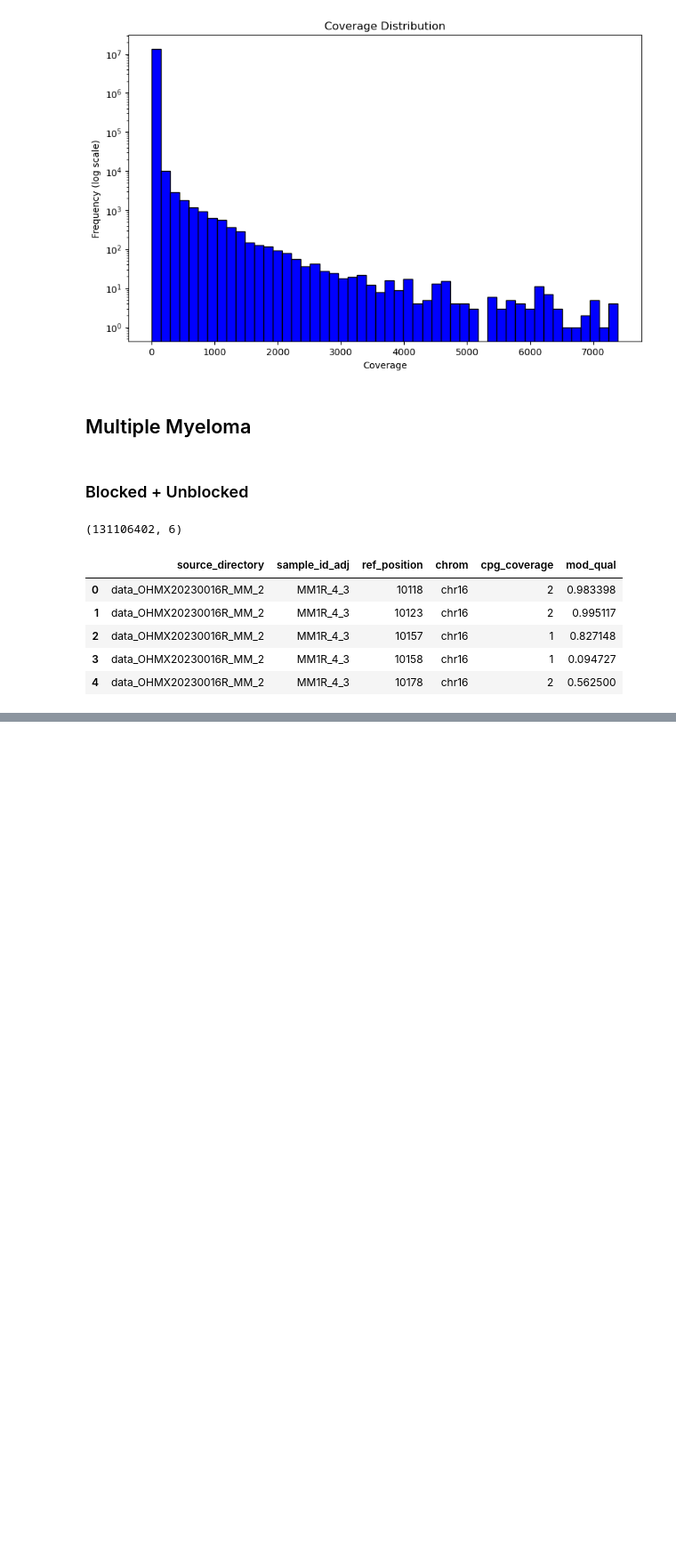
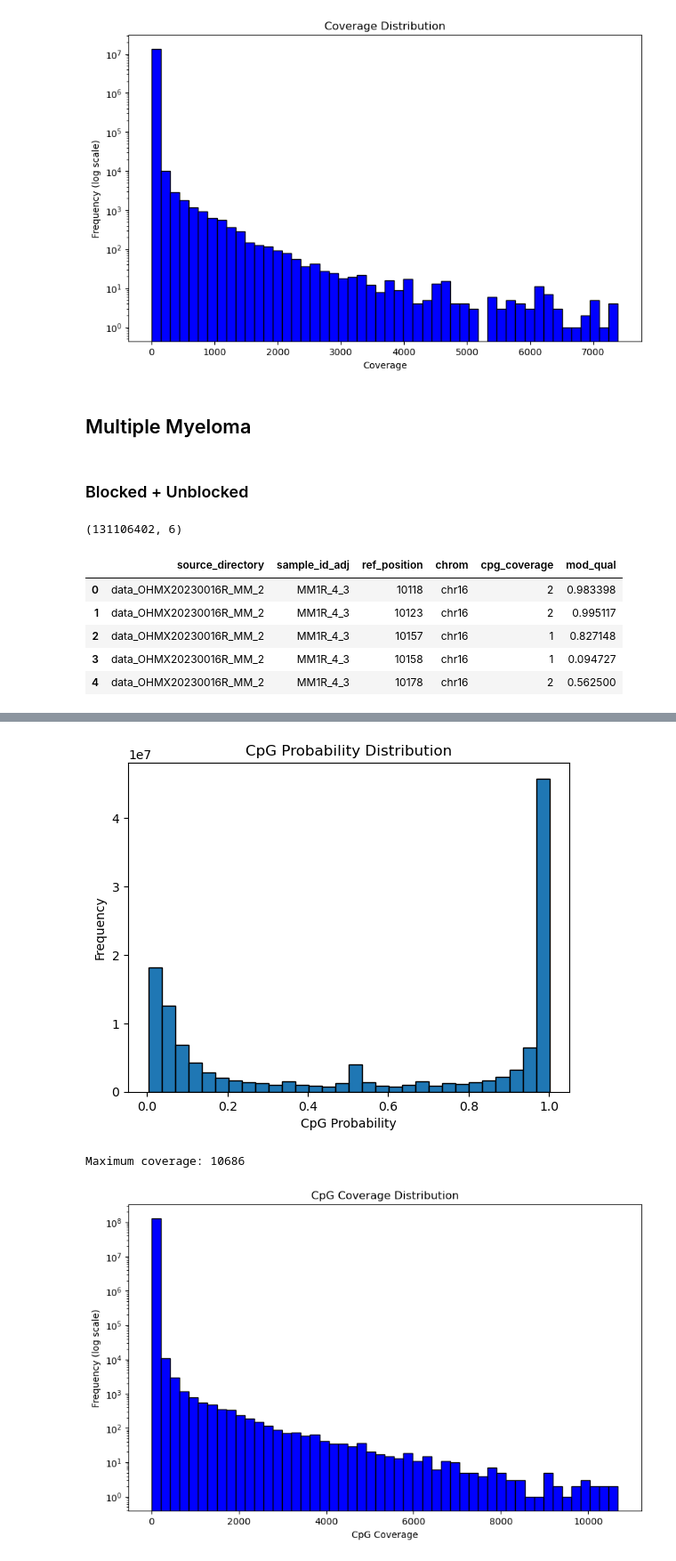
Before and after one commit to Lucmeister55/lvisser, a Jupyter notebook: data_prep.ipynb, the cells around one changed output, grey strips where cells are left out. Shown at 89% size. Drawn from its saved outputs; the diff is of its cells as text; code cells hidden in the pictures; blank space fills up the shorter version.

```diff
--- a/data_prep.ipynb
+++ b/data_prep.ipynb
@@ -206,0 +213,8 @@ Maximum coverage: 10686
+# %%
+file_path_1 = "/data/lvisser/feature_matrices/concatenated_tables/data_OHMX20230016R_MM_2/cpg_cat_mm1.csv"
+file_path_2 = "/data/lvisser/feature_matrices/concatenated_tables/data_OHMX20230016R_MM_2/cpg_cat_nb1.csv"
+cpg_cat_mm1 = pd.read_csv(file_path_1)
+cpg_cat_nb1 = pd.read_csv(file_path_2)
+cpg_cat_all = pd.concat([cpg_cat_mm1, cpg_cat_nb1])
+print(cpg_cat_all.shape)
+cpg_cat_all.head()
@@ -206,0 +229,7 @@ Maximum coverage: 10686
+# %%
+plot_cpg_distribution(cpg_cat_all)
+plot_cpg_coverage(cpg_cat_all)
+# %% [output]
+[figure, added]
+Maximum coverage: 10686
+[figure, added]
```
Also changed, not shown: parts of 8 cells of this notebook, 1 other file.
